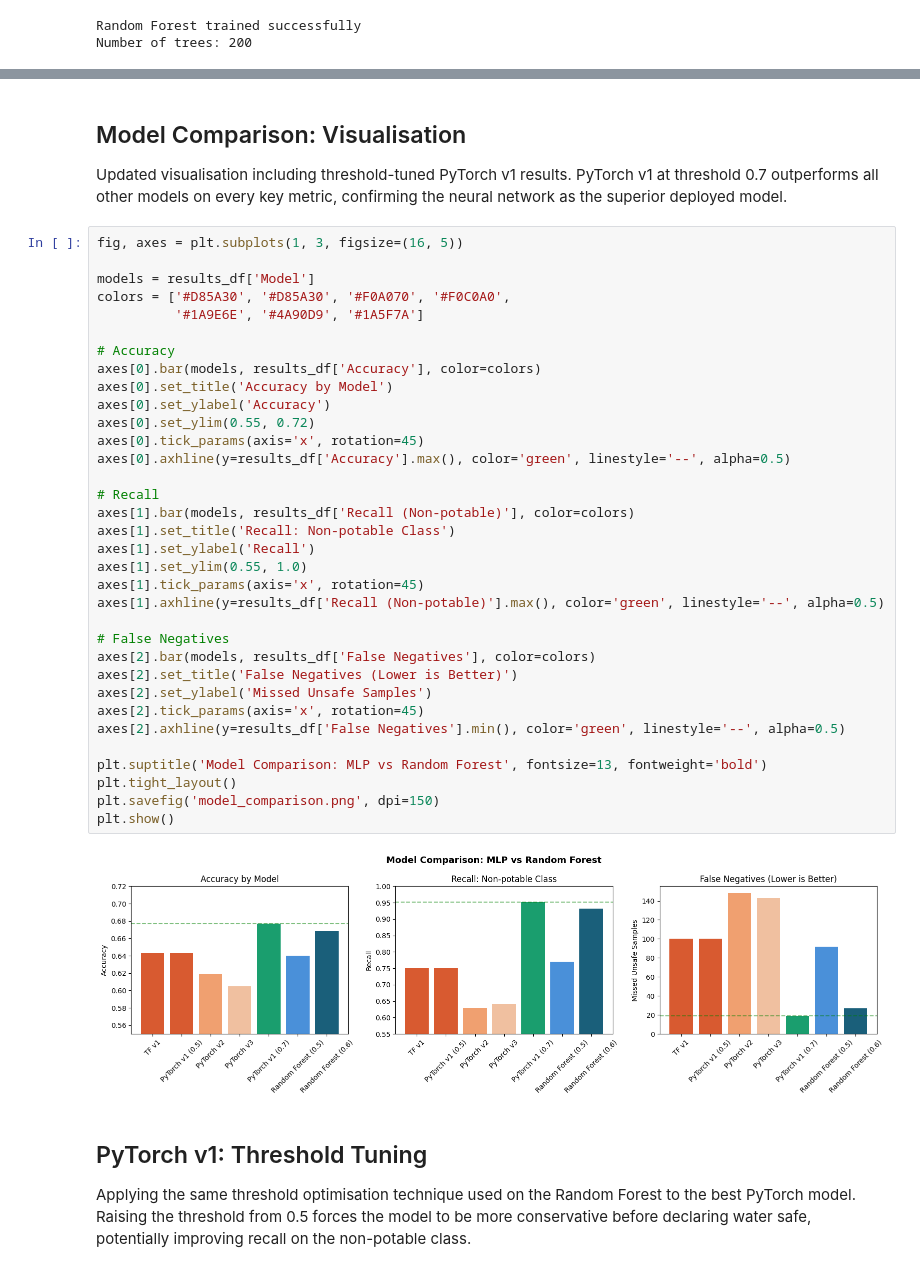
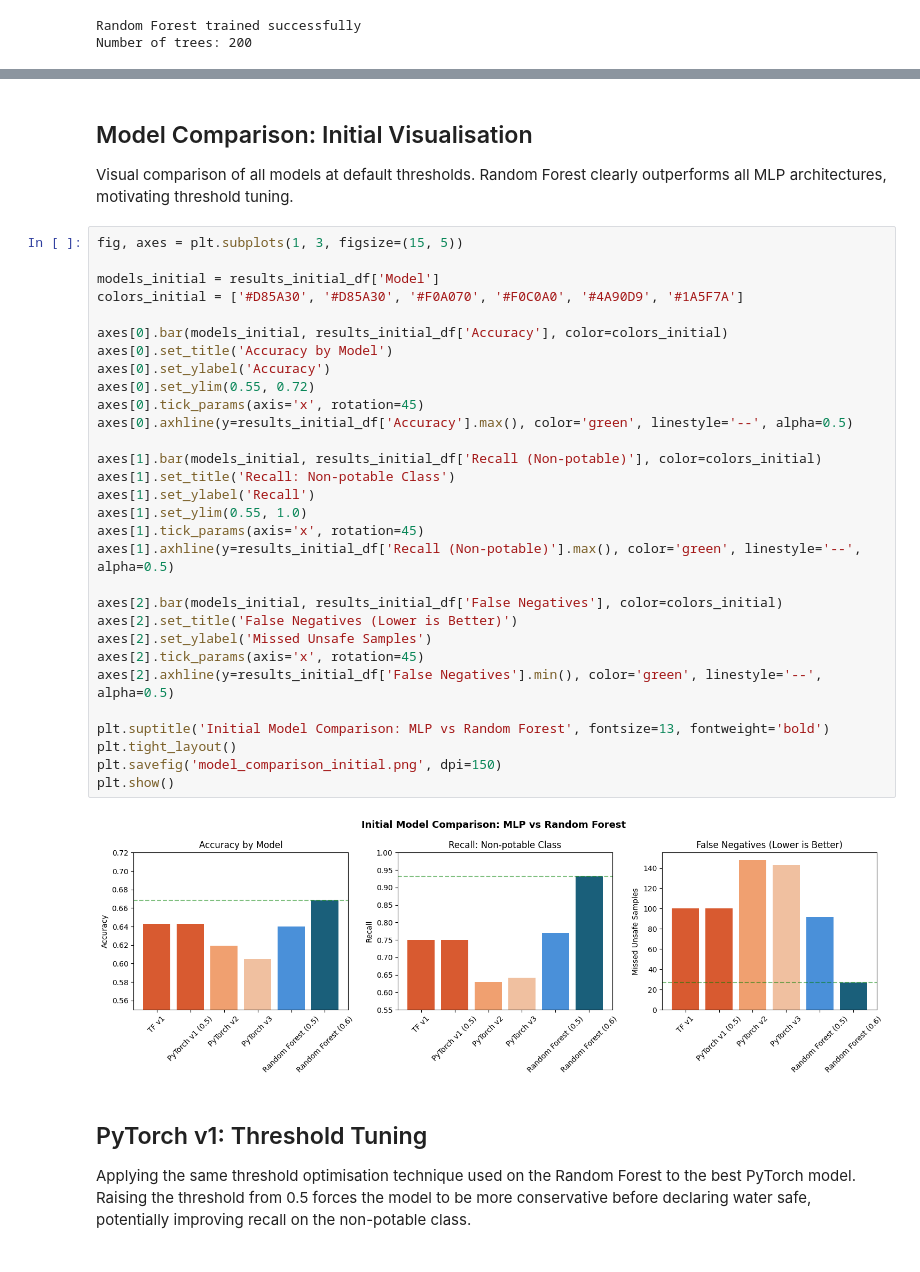
Before and after one commit to bielejan09/WaterPotabilityNN, a Jupyter notebook: WaterPotabilityNN.ipynb, the cells around one changed output, grey strips where cells are left out. Cells and saved outputs as stored; diff of their text form.

```diff
--- a/WaterPotabilityNN.ipynb
+++ b/WaterPotabilityNN.ipynb
@@ -918,45 +981,40 @@ Random Forest (0.6)     0.668                 0.932             0.774
-# %% [markdown]
-## Model Comparison: Visualisation
-
-Updated visualisation including threshold-tuned PyTorch v1 results.
-PyTorch v1 at threshold 0.7 outperforms all other models on every
-key metric, confirming the neural network as the superior deployed model.
+# %% [markdown]
+## Model Comparison: Initial Visualisation
+
+Visual comparison of all models at default thresholds. Random Forest
+clearly outperforms all MLP architectures, motivating threshold tuning.
 # %%
-fig, axes = plt.subplots(1, 3, figsize=(16, 5))
+fig, axes = plt.subplots(1, 3, figsize=(15, 5))
 
-models = results_df['Model']
-colors = ['#D85A30', '#D85A30', '#F0A070', '#F0C0A0',
-          '#1A9E6E', '#4A90D9', '#1A5F7A']
+models_initial = results_initial_df['Model']
+colors_initial = ['#D85A30', '#D85A30', '#F0A070', '#F0C0A0', '#4A90D9', '#1A5F7A']
 
-# Accuracy
-axes[0].bar(models, results_df['Accuracy'], color=colors)
+axes[0].bar(models_initial, results_initial_df['Accuracy'], color=colors_initial)
 axes[0].set_title('Accuracy by Model')
 axes[0].set_ylabel('Accuracy')
 axes[0].set_ylim(0.55, 0.72)
 axes[0].tick_params(axis='x', rotation=45)
-axes[0].axhline(y=results_df['Accuracy'].max(), color='green', linestyle='--', alpha=0.5)
+axes[0].axhline(y=results_initial_df['Accuracy'].max(), color='green', linestyle='--', alpha=0.5)
 
-# Recall
-axes[1].bar(models, results_df['Recall (Non-potable)'], color=colors)
+axes[1].bar(models_initial, results_initial_df['Recall (Non-potable)'], color=colors_initial)
 axes[1].set_title('Recall: Non-potable Class')
 axes[1].set_ylabel('Recall')
 axes[1].set_ylim(0.55, 1.0)
 axes[1].tick_params(axis='x', rotation=45)
-axes[1].axhline(y=results_df['Recall (Non-potable)'].max(), color='green', linestyle='--', alpha=0.5)
+axes[1].axhline(y=results_initial_df['Recall (Non-potable)'].max(), color='green', linestyle='--', alpha=0.5)
 
-# False Negatives
-axes[2].bar(models, results_df['False Negatives'], color=colors)
+axes[2].bar(models_initial, results_initial_df['False Negatives'], color=colors_initial)
 axes[2].set_title('False Negatives (Lower is Better)')
 axes[2].set_ylabel('Missed Unsafe Samples')
 axes[2].tick_params(axis='x', rotation=45)
-axes[2].axhline(y=results_df['False Negatives'].min(), color='green', linestyle='--', alpha=0.5)
+axes[2].axhline(y=results_initial_df['False Negatives'].min(), color='green', linestyle='--', alpha=0.5)
 
-plt.suptitle('Model Comparison: MLP vs Random Forest', fontsize=13, fontweight='bold')
+plt.suptitle('Initial Model Comparison: MLP vs Random Forest', fontsize=13, fontweight='bold')
 plt.tight_layout()
-plt.savefig('model_comparison.png', dpi=150)
+plt.savefig('model_comparison_initial.png', dpi=150)
 plt.show()
 # %% [output]
-[figure, old version]
+[figure, new version]
 # %% [markdown]
 ## PyTorch v1: Threshold Tuning
 
```
Also changed, not shown: parts of 11 cells of this notebook.
